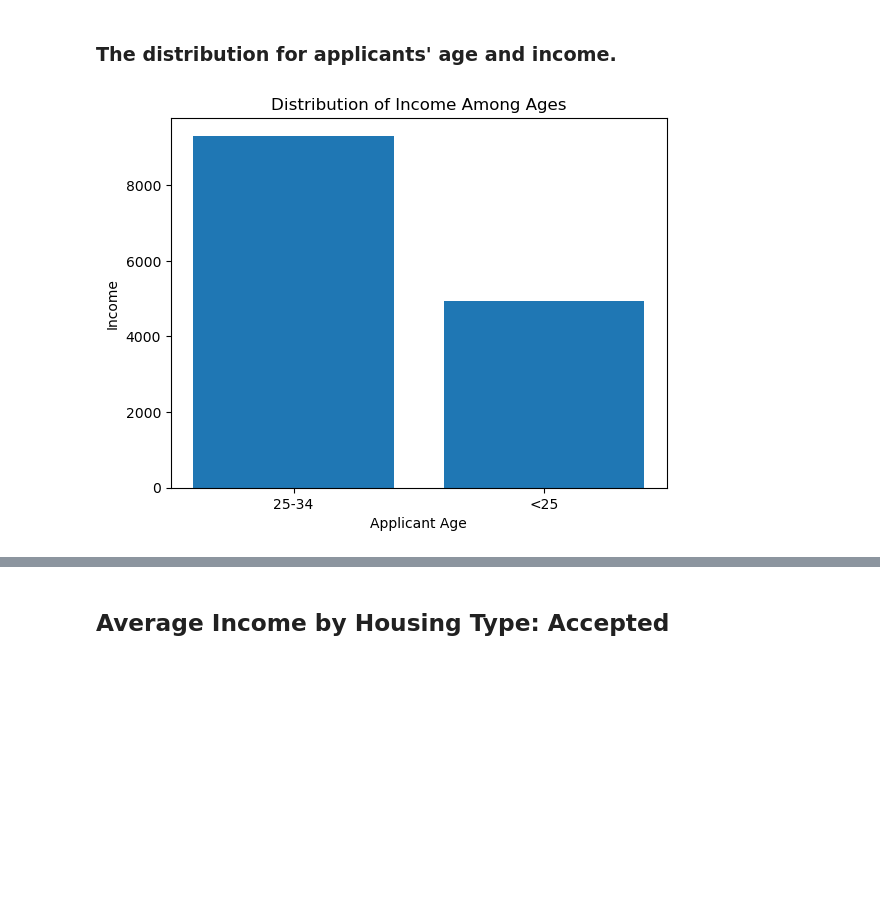
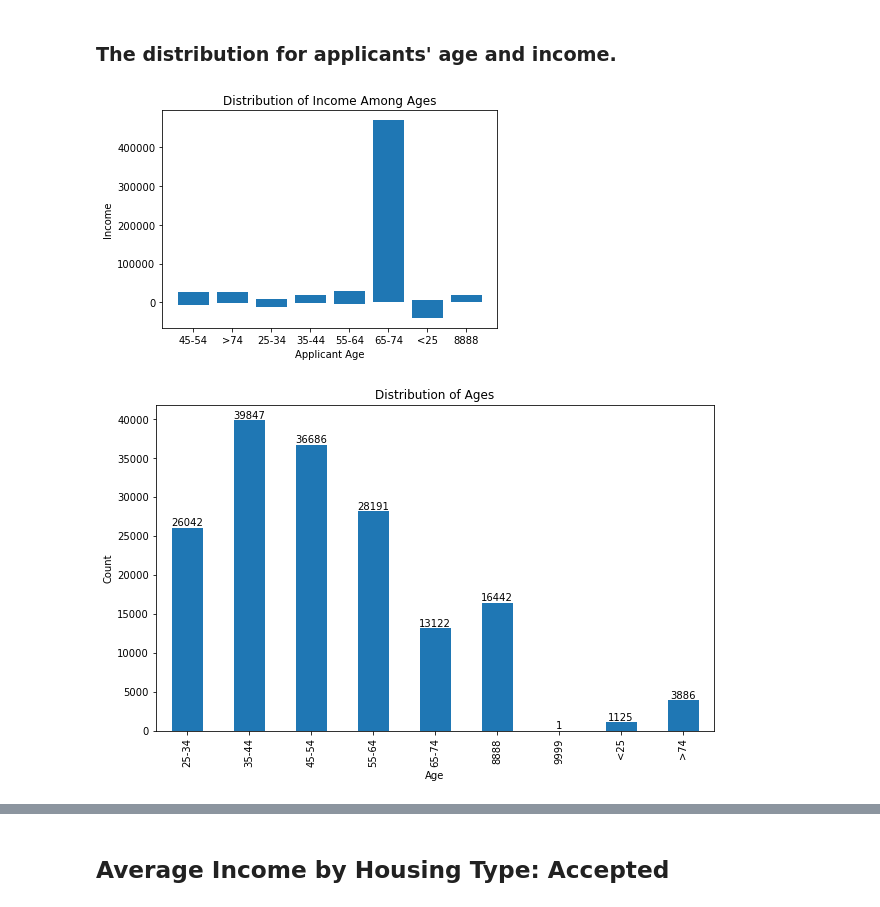
Before and after one commit to BU-Spark/ds-councilor-louijeune-fair-housing, a Jupyter notebook: spring23-team-4/data_code/data_test.ipynb, the cells around one changed output, grey strips where cells are left out. Cells and saved outputs as stored; diff of their text form; code cells hidden in the pictures; blank space fills up the shorter version.

```diff
--- a/spring23-team-4/data_code/data_test.ipynb
+++ b/spring23-team-4/data_code/data_test.ipynb
@@ -116,14 +153,31 @@ plt.show()
 # %% [markdown]
 ### The distribution for applicants' age and income.
 # %%
-plt.bar(df2['applicant_age'], df2['income'])
+plt.bar(df['applicant_age'], df['income'])
 plt.xlabel('Applicant Age')
 plt.ylabel('Income')
 plt.title('Distribution of Income Among Ages')
 plt.show()
 
 
 
 ## Rafael
 # %% [output]
-[figure, old version]
+[figure, new version]
+# %%
+age = df.groupby('applicant_age')['applicant_age'].count()
+
+plt.figure(figsize=(10, 6))
+age.plot(kind='bar')
+plt.xlabel('Age')
+plt.ylabel('Count')
+plt.title('Distribution of Ages')
+
+# plt.yscale('log')
+
+for i, v in enumerate(age):
+    plt.annotate(str(v), xy=(i, v), ha='center', va='bottom')
+
+plt.show()
+# %% [output]
+[figure, added]
```
Also changed, not shown: parts of 4 cells of this notebook.
